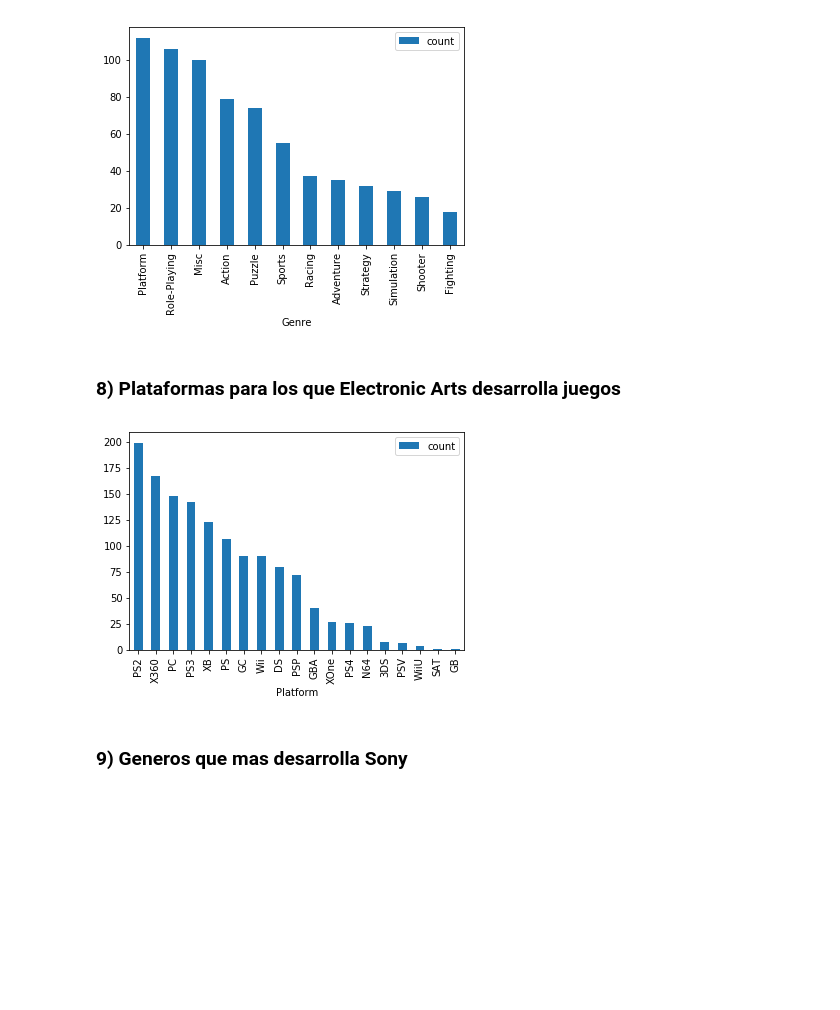
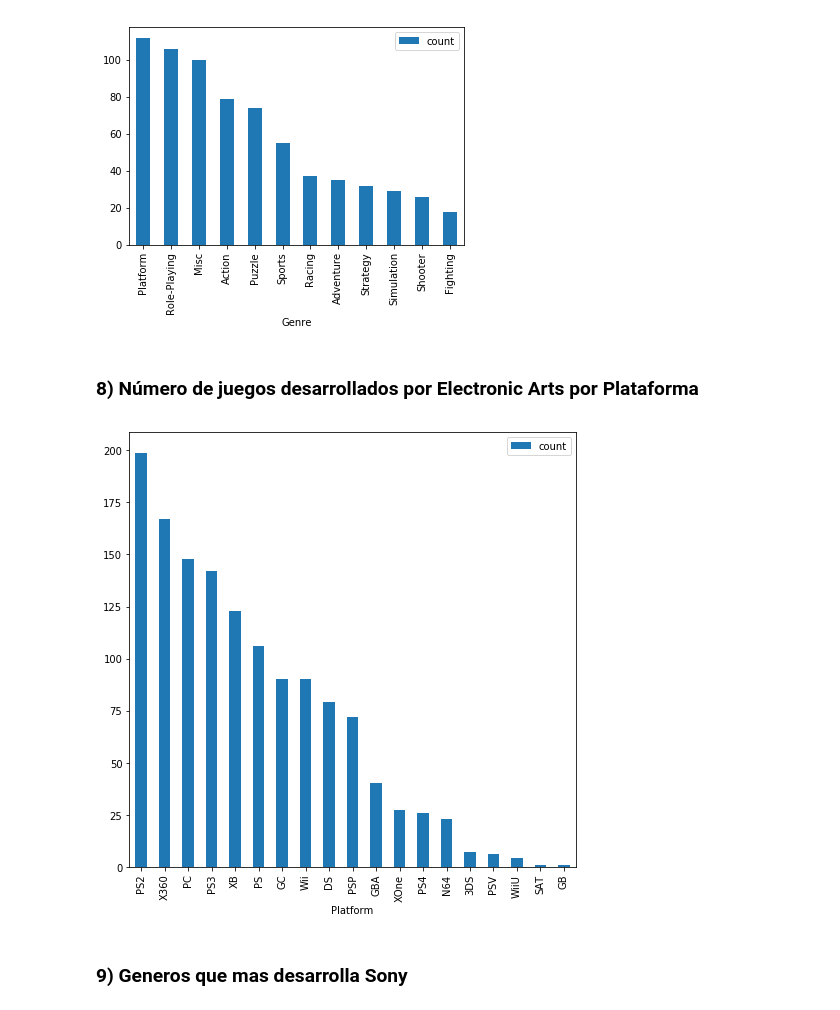
Before and after one commit to 2019-a-gr1-python/py-defaz-guachamin.cristian-vinicio, a Jupyter notebook: Analisis_IB_Python/AnalisisDatos_Python_IB.ipynb, the cells around one changed output. Drawn from its saved outputs; the diff is of its cells as text; code cells hidden in the pictures; blank space fills up the shorter version.

```diff
--- a/Analisis_IB_Python/AnalisisDatos_Python_IB.ipynb
+++ b/Analisis_IB_Python/AnalisisDatos_Python_IB.ipynb
@@ -129,18 +117,18 @@ df_juegos_pub3.reset_index().plot(kind = 'bar', x='Genre', y='count')
 plt.show()
 # %% [output]
 [figure]
-# %% [markdown]
-### 8) Plataformas para los que Electronic Arts desarrolla juegos
+# %% [markdown]
+### 8) Número de juegos desarrollados por Electronic Arts por Plataforma
 # %%
 df_juegos2 = pd.read_csv('E:/Timeline/ProyectoBim_python/vgsales.csv')
 df_juegos2.set_index('Publisher', inplace=True)
 df_juegos_w = df_juegos2.loc[['Electronic Arts'],['Platform']] #.drop_duplicates('Publisher', keep='first')
 df_juegos_w2 = df_juegos_w.groupby(['Platform'])['Platform'].agg(['count'])
 df_juegos_w3 = df_juegos_w2.sort_values(by='count', ascending=False)
-df_juegos_w3.reset_index().plot(kind = 'bar', x='Platform', y='count')
+df_juegos_w3.reset_index().plot(kind = 'bar', x='Platform', y='count',  figsize=(8,8))
 plt.show()
 # %% [output]
-[figure, old version]
+[figure, new version]
 # %% [markdown]
 ### 9) Generos que mas desarrolla Sony
 # %%
```
Also changed, not shown: parts of 16 cells of this notebook.
